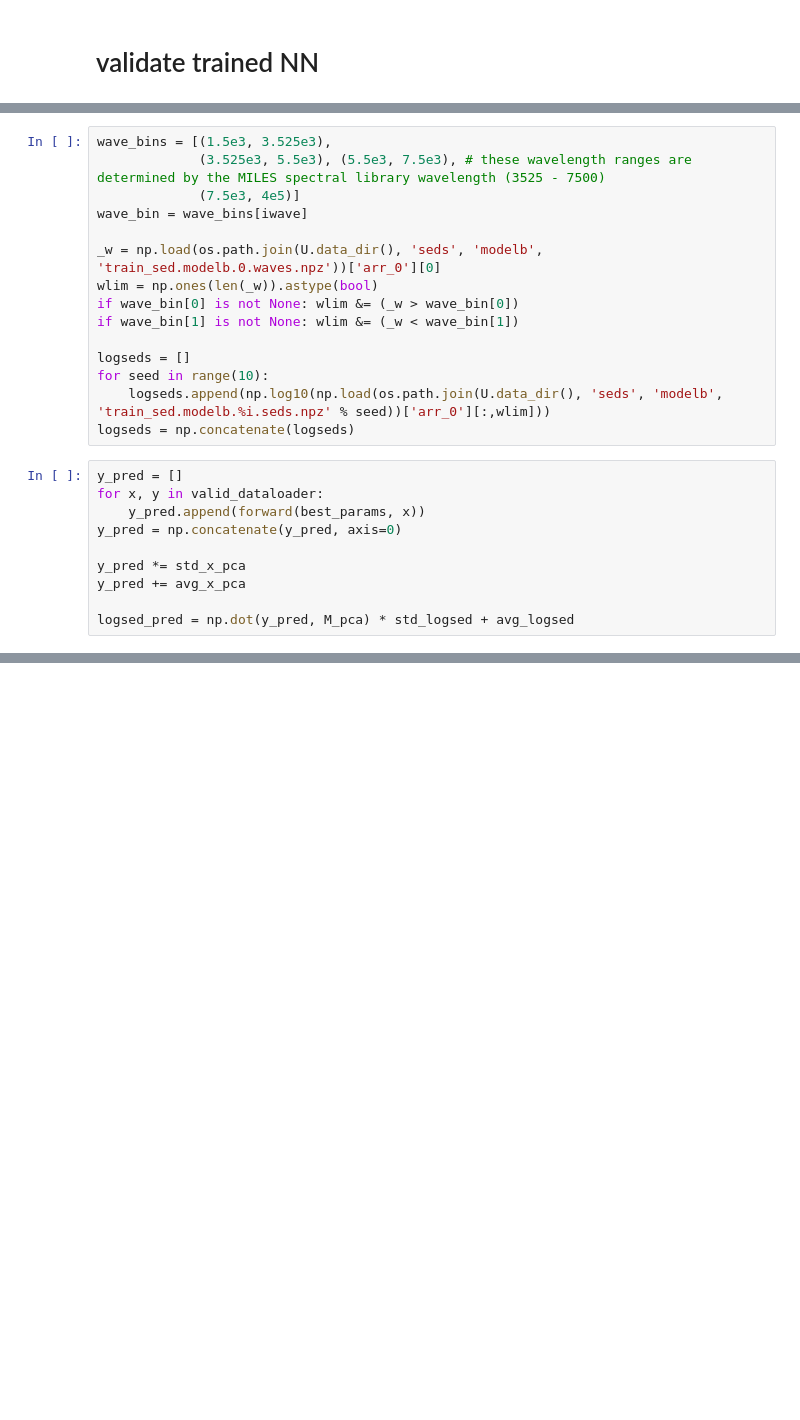
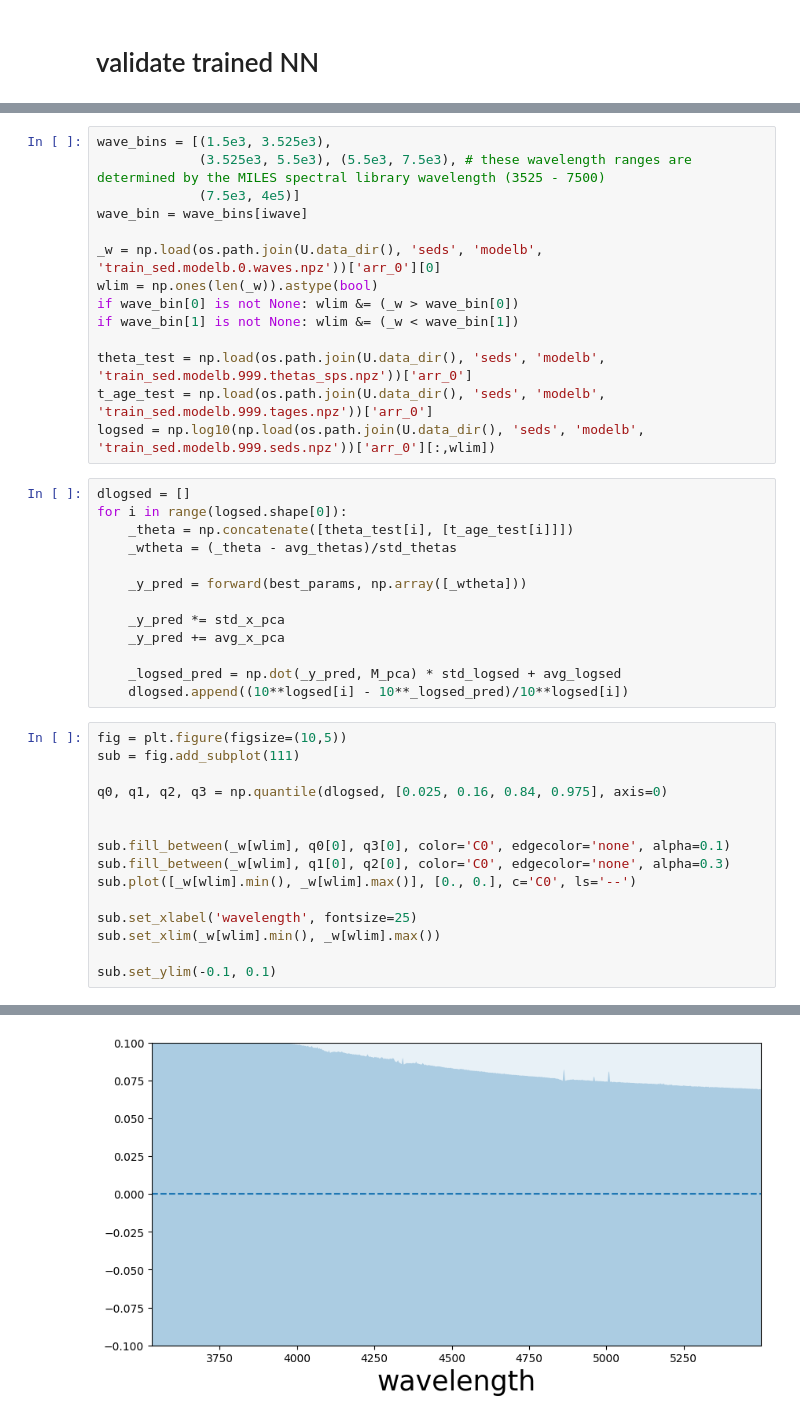
Before and after one commit to changhoonhahn/jaxSED, a Jupyter notebook: bin/train_emu/3_train_emu.ipynb, the cells around one changed output, grey strips where cells are left out. Saved outputs shown, nothing was run; the diff lists cells and outputs as text; blank space fills up the shorter version.

```diff
--- a/bin/train_emu/3_train_emu.ipynb
+++ b/bin/train_emu/3_train_emu.ipynb
@@ -229,17 +242,35 @@ wlim = np.ones(len(_w)).astype(bool)
 if wave_bin[0] is not None: wlim &= (_w > wave_bin[0])
 if wave_bin[1] is not None: wlim &= (_w < wave_bin[1])
 
-logseds = []
-for seed in range(10):
-    logseds.append(np.log10(np.load(os.path.join(U.data_dir(), 'seds', 'modelb', 'train_sed.modelb.%i.seds.npz' % seed))['arr_0'][:,wlim]))
-logseds = np.concatenate(logseds)
+theta_test = np.load(os.path.join(U.data_dir(), 'seds', 'modelb', 'train_sed.modelb.999.thetas_sps.npz'))['arr_0']
+t_age_test = np.load(os.path.join(U.data_dir(), 'seds', 'modelb', 'train_sed.modelb.999.tages.npz'))['arr_0']
+logsed = np.log10(np.load(os.path.join(U.data_dir(), 'seds', 'modelb', 'train_sed.modelb.999.seds.npz'))['arr_0'][:,wlim])
 # %%
-y_pred = []
-for x, y in valid_dataloader:
-    y_pred.append(forward(best_params, x))
-y_pred = np.concatenate(y_pred, axis=0)
+dlogsed = []
+for i in range(logsed.shape[0]):
+    _theta = np.concatenate([theta_test[i], [t_age_test[i]]])
+    _wtheta = (_theta - avg_thetas)/std_thetas
 
-y_pred *= std_x_pca
-y_pred += avg_x_pca
+    _y_pred = forward(best_params, np.array([_wtheta]))
 
-logsed_pred = np.dot(y_pred, M_pca) * std_logsed + avg_logsed
+    _y_pred *= std_x_pca
+    _y_pred += avg_x_pca
+
+    _logsed_pred = np.dot(_y_pred, M_pca) * std_logsed + avg_logsed
+    dlogsed.append((10**logsed[i] - 10**_logsed_pred)/10**logsed[i])
+# %%
+fig = plt.figure(figsize=(10,5))
+sub = fig.add_subplot(111)
+
+q0, q1, q2, q3 = np.quantile(dlogsed, [0.025, 0.16, 0.84, 0.975], axis=0)
+
+
+sub.fill_between(_w[wlim], q0[0], q3[0], color='C0', edgecolor='none', alpha=0.1)
+sub.fill_between(_w[wlim], q1[0], q2[0], color='C0', edgecolor='none', alpha=0.3)
+sub.plot([_w[wlim].min(), _w[wlim].max()], [0., 0.], c='C0', ls='--')
+
+sub.set_xlabel('wavelength', fontsize=25)
+sub.set_xlim(_w[wlim].min(), _w[wlim].max())
+
+sub.set_ylim(-0.1, 0.1)
+# %% [output]
@@ -245,0 +278 @@ logsed_pred = np.dot(y_pred, M_pca) * std_logsed + avg_logsed
+[figure, added]
```
Also changed, not shown: parts of 7 cells of this notebook.
